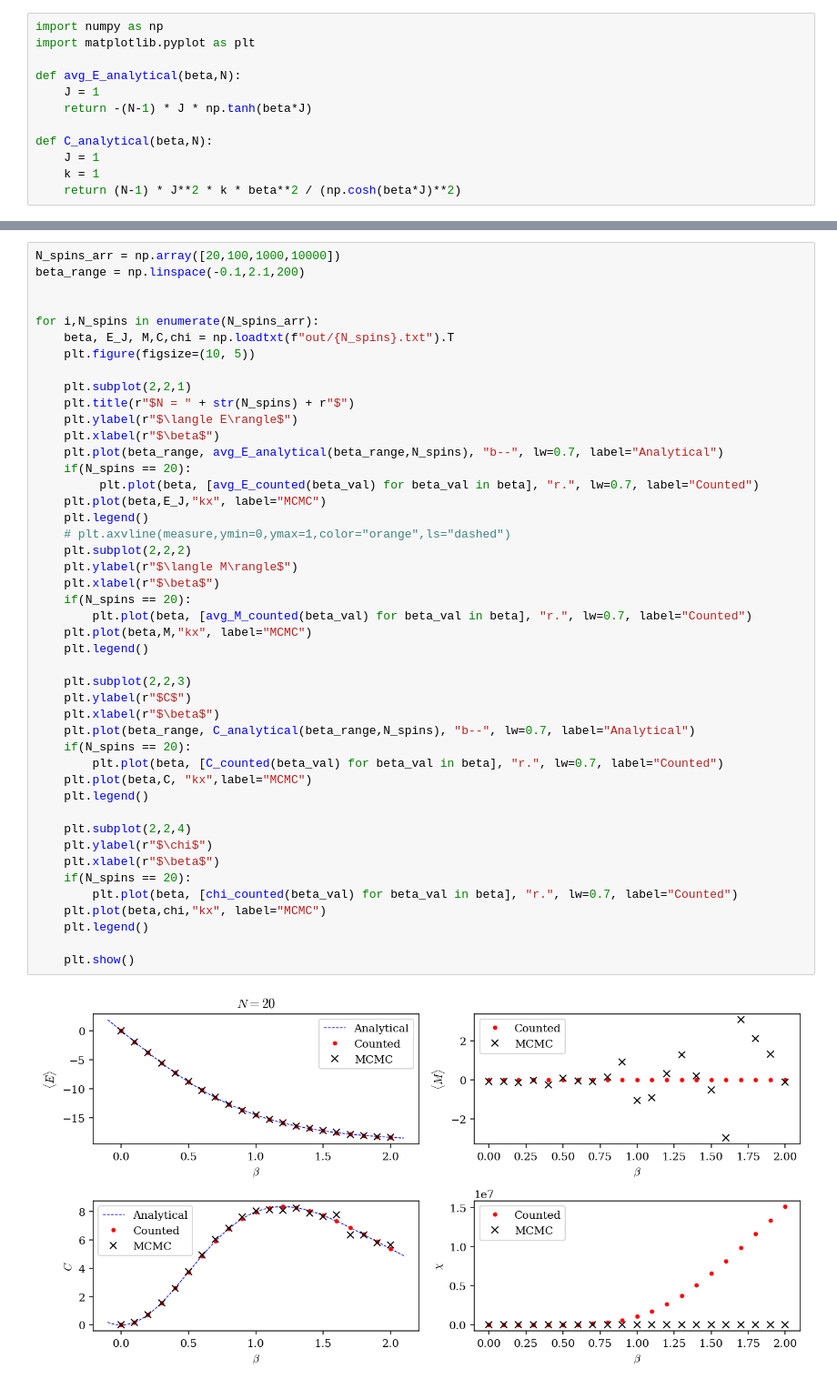
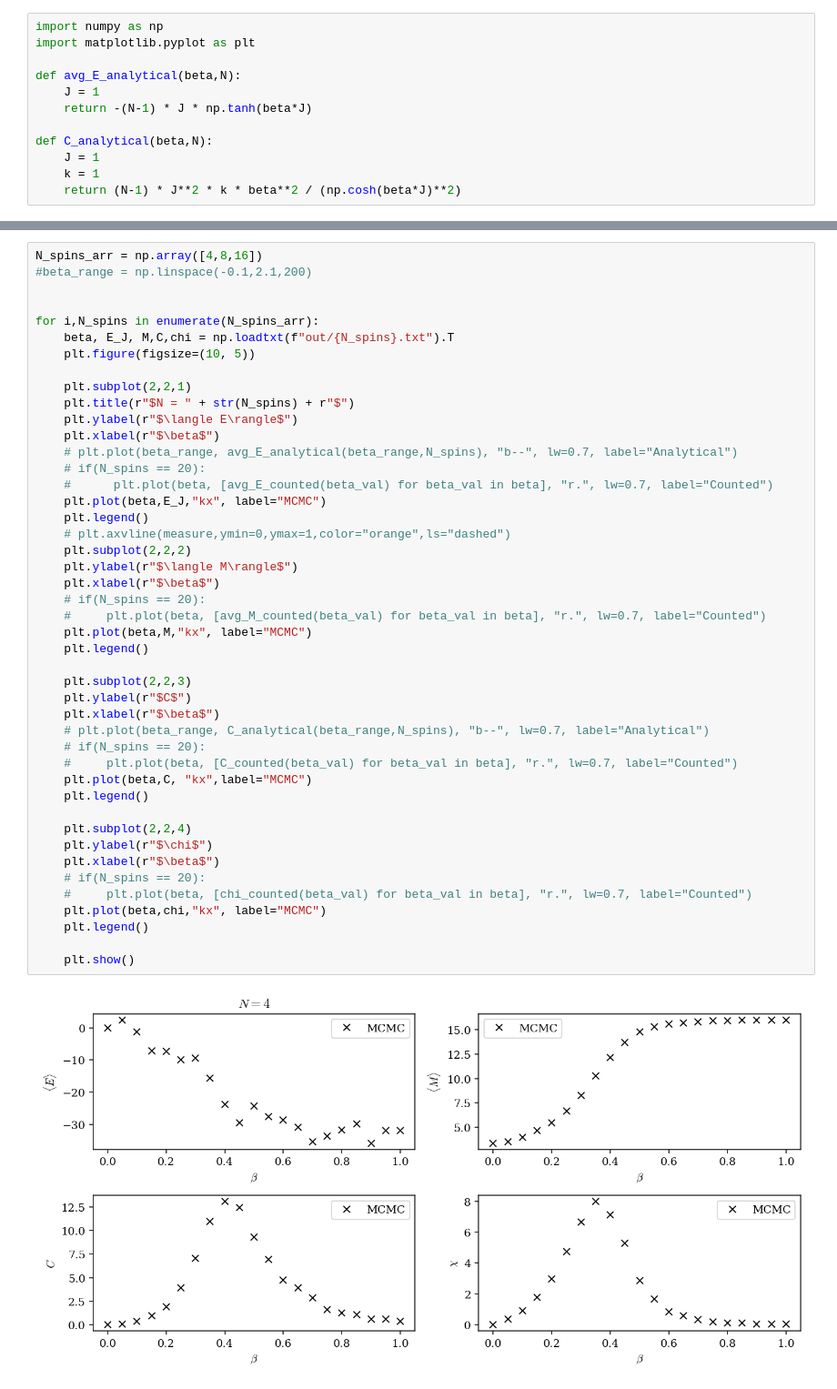
Before and after one commit to till-robert/cs1_seminar, a Jupyter notebook: task14/task14.ipynb, the cells around one changed output, grey strips where cells are left out. Shown: that part at 91% size. Drawn from its saved outputs; the diff is of its cells as text.

```diff
--- a/task14/task14.ipynb
+++ b/task14/task14.ipynb
@@ -46,47 +44,47 @@ chi_counted = lambda beta: beta * avg_M_counted_sq(beta)
 # %%
-N_spins_arr = np.array([20,100,1000,10000])
-beta_range = np.linspace(-0.1,2.1,200)
+N_spins_arr = np.array([4,8,16])
+#beta_range = np.linspace(-0.1,2.1,200)
 
 
 for i,N_spins in enumerate(N_spins_arr):
     beta, E_J, M,C,chi = np.loadtxt(f"out/{N_spins}.txt").T
     plt.figure(figsize=(10, 5))
 
     plt.subplot(2,2,1)
     plt.title(r"$N = " + str(N_spins) + r"$")
     plt.ylabel(r"$\langle E\rangle$")
     plt.xlabel(r"$\beta$")
-    plt.plot(beta_range, avg_E_analytical(beta_range,N_spins), "b--", lw=0.7, label="Analytical")
-    if(N_spins == 20):
-         plt.plot(beta, [avg_E_counted(beta_val) for beta_val in beta], "r.", lw=0.7, label="Counted")
+    # plt.plot(beta_range, avg_E_analytical(beta_range,N_spins), "b--", lw=0.7, label="Analytical")
+    # if(N_spins == 20):
+    #      plt.plot(beta, [avg_E_counted(beta_val) for beta_val in beta], "r.", lw=0.7, label="Counted")
     plt.plot(beta,E_J,"kx", label="MCMC")
     plt.legend()
     # plt.axvline(measure,ymin=0,ymax=1,color="orange",ls="dashed")
     plt.subplot(2,2,2)
     plt.ylabel(r"$\langle M\rangle$")
     plt.xlabel(r"$\beta$")
-    if(N_spins == 20):
-        plt.plot(beta, [avg_M_counted(beta_val) for beta_val in beta], "r.", lw=0.7, label="Counted")
+    # if(N_spins == 20):
+    #     plt.plot(beta, [avg_M_counted(beta_val) for beta_val in beta], "r.", lw=0.7, label="Counted")
     plt.plot(beta,M,"kx", label="MCMC")
     plt.legend()
 
     plt.subplot(2,2,3)
     plt.ylabel(r"$C$")
     plt.xlabel(r"$\beta$")
-    plt.plot(beta_range, C_analytical(beta_range,N_spins), "b--", lw=0.7, label="Analytical")
-    if(N_spins == 20):
-        plt.plot(beta, [C_counted(beta_val) for beta_val in beta], "r.", lw=0.7, label="Counted")
+    # plt.plot(beta_range, C_analytical(beta_range,N_spins), "b--", lw=0.7, label="Analytical")
+    # if(N_spins == 20):
+    #     plt.plot(beta, [C_counted(beta_val) for beta_val in beta], "r.", lw=0.7, label="Counted")
     plt.plot(beta,C, "kx",label="MCMC")
     plt.legend()
 
     plt.subplot(2,2,4)
     plt.ylabel(r"$\chi$")
     plt.xlabel(r"$\beta$")
-    if(N_spins == 20):
-        plt.plot(beta, [chi_counted(beta_val) for beta_val in beta], "r.", lw=0.7, label="Counted")
+    # if(N_spins == 20):
+    #     plt.plot(beta, [chi_counted(beta_val) for beta_val in beta], "r.", lw=0.7, label="Counted")
     plt.plot(beta,chi,"kx", label="MCMC")
     plt.legend()
 
     plt.show()
 # %% [output]
-[figure, old version]
+[figure, new version]
```
Also changed, not shown: parts of 5 cells of this notebook, 4 other files.
